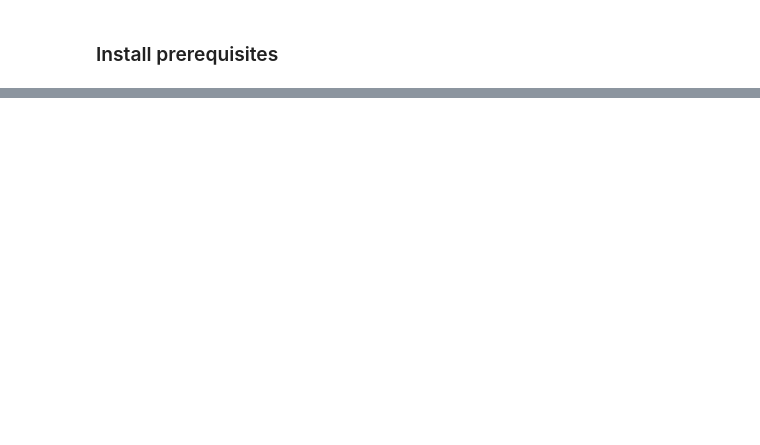
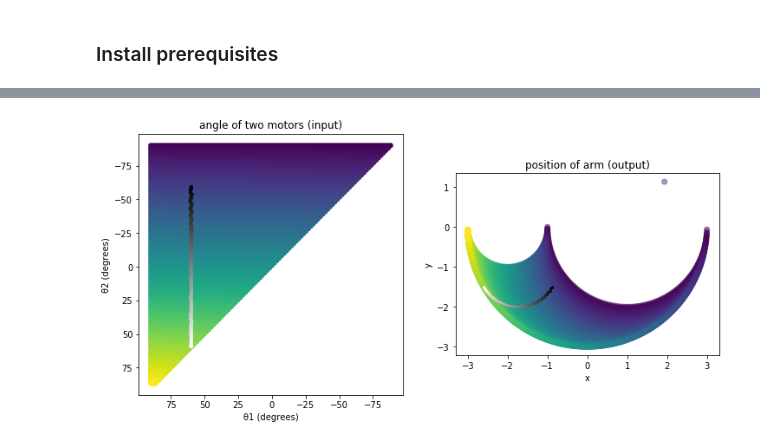
Before and after one commit to Jonathan23Ananda/ODrive, a Jupyter notebook: lab/01_transformation.ipynb, the cells around one changed output, grey strips where cells are left out. Saved outputs shown, nothing was run; the diff lists cells and outputs as text; code cells hidden in the pictures; blank space fills up the shorter version.

```diff
--- a/lab/01_transformation.ipynb
+++ b/lab/01_transformation.ipynb
@@ -137,0 +205,10 @@ plot_mapping(theta, xy, points)
+# %%
+_n = 200
+t = np.linspace(-np.pi/3, np.pi/3, _n)
+desired = np.vstack([0*t+np.pi/3, t]).T
+dist = np.linalg.norm(theta[:,:2] - desired[:,np.newaxis],axis=2)
+points = np.argmin(dist,axis=1)
+
+plot_mapping(theta, xy, points)
+# %% [output]
+[figure, added]
```
Also changed, not shown: parts of 11 cells of this notebook.
